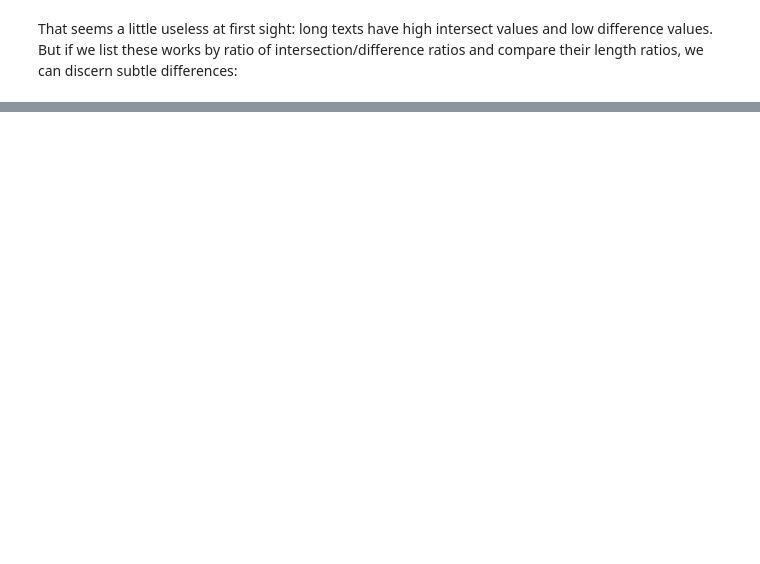
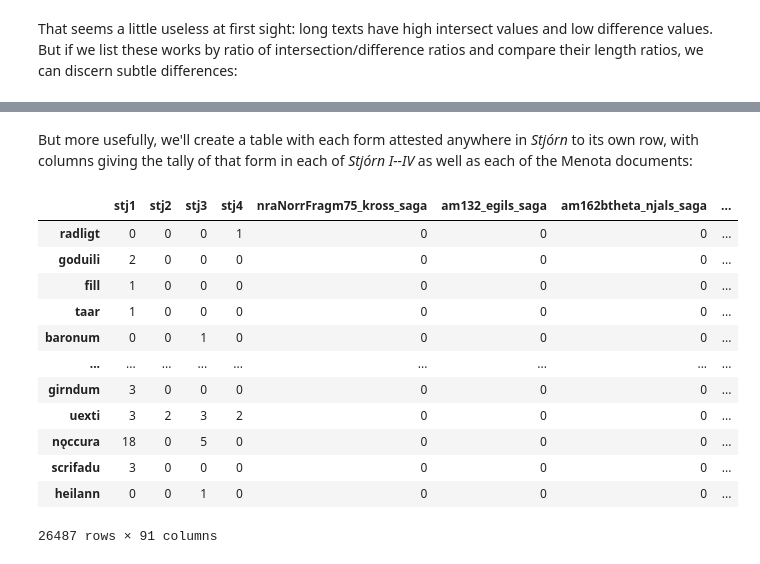
Before and after one commit to langeslag/on-corpus-tools, a Jupyter notebook: stjorn/stylometry.ipynb, the cells around one changed output, grey strips where cells are left out. Drawn from its saved outputs; the diff is of its cells as text; code cells hidden in the pictures; blank space fills up the shorter version.

```diff
--- a/stjorn/stylometry.ipynb
+++ b/stjorn/stylometry.ipynb
@@ -311,0 +434,8 @@ Next, let's investigate which forms stand out.
+# %%
+stjorn_counts = dict()
+for i in ['stj1', 'stj2', 'stj3', 'stj4']:
+    stjorn_counts[i] = Counter(stjorn_tokens[i])
+
+menota_counts = dict()
+for k,v in menota.items():
+    menota_counts[k] = Counter(v)
@@ -311,0 +467,31 @@ Next, let's investigate which forms stand out.
+# %% [markdown]
+But more usefully, we'll create a table with each form attested anywhere in _Stjórn_ to its own row, with columns giving the tally of that form in each of _Stjórn I--IV_ as well as each of the Menota documents:
+# %%
+stjorn_terms = set(stjorn_tokens['stj1'] + stjorn_tokens['stj2'] + stjorn_tokens['stj3'] + stjorn_tokens['stj4'])
+works = list(stjorn_tokens.keys()) + list(menota.keys())
+frequencies = dict()
+for term in stjorn_terms:
+    _frequencies = []
+    for part in stjorn_tokens.keys():
+        _frequencies.append(stjorn_counts[part][term] if not None else 0)
+    for work in menota.keys():
+        _frequencies.append(menota_counts[work][term] if not None else 0)
+    frequencies[term] = _frequencies
+
+df = pd.DataFrame.from_dict(frequencies, orient='index', columns=works)
+# %%
+df
+# %% [output]
+|  | stj1 | stj2 | stj3 | stj4 | nraNorrFragm75_kross_saga | am132_egils_saga | am162btheta_njals_saga | ... |
+| radligt | 0 | 0 | 0 | 1 | 0 | 0 | 0 | ... |
+| goduili | 2 | 0 | 0 | 0 | 0 | 0 | 0 | ... |
+| fill | 1 | 0 | 0 | 0 | 0 | 0 | 0 | ... |
+| taar | 1 | 0 | 0 | 0 | 0 | 0 | 0 | ... |
+| baronum | 0 | 0 | 1 | 0 | 0 | 0 | 0 | ... |
+| ... | ... | ... | ... | ... | ... | ... | ... | ... |
+| girndum | 3 | 0 | 0 | 0 | 0 | 0 | 0 | ... |
+| uexti | 3 | 2 | 3 | 2 | 0 | 0 | 0 | ... |
+| nǫccura | 18 | 0 | 5 | 0 | 0 | 0 | 0 | ... |
+| scrifadu | 3 | 0 | 0 | 0 | 0 | 0 | 0 | ... |
+| heilann | 0 | 0 | 1 | 0 | 0 | 0 | 0 | ... |
+26487 rows × 91 columns
```
Also changed, not shown: parts of 30 cells of this notebook, 1 other file.
